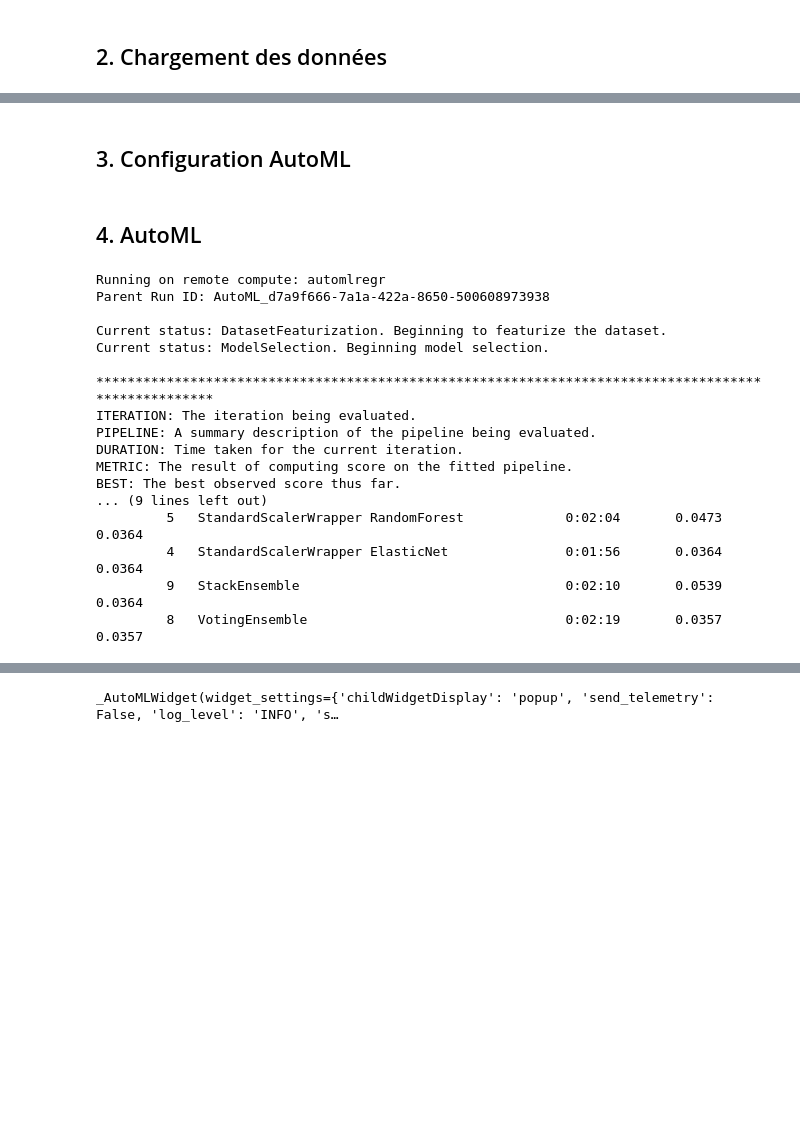
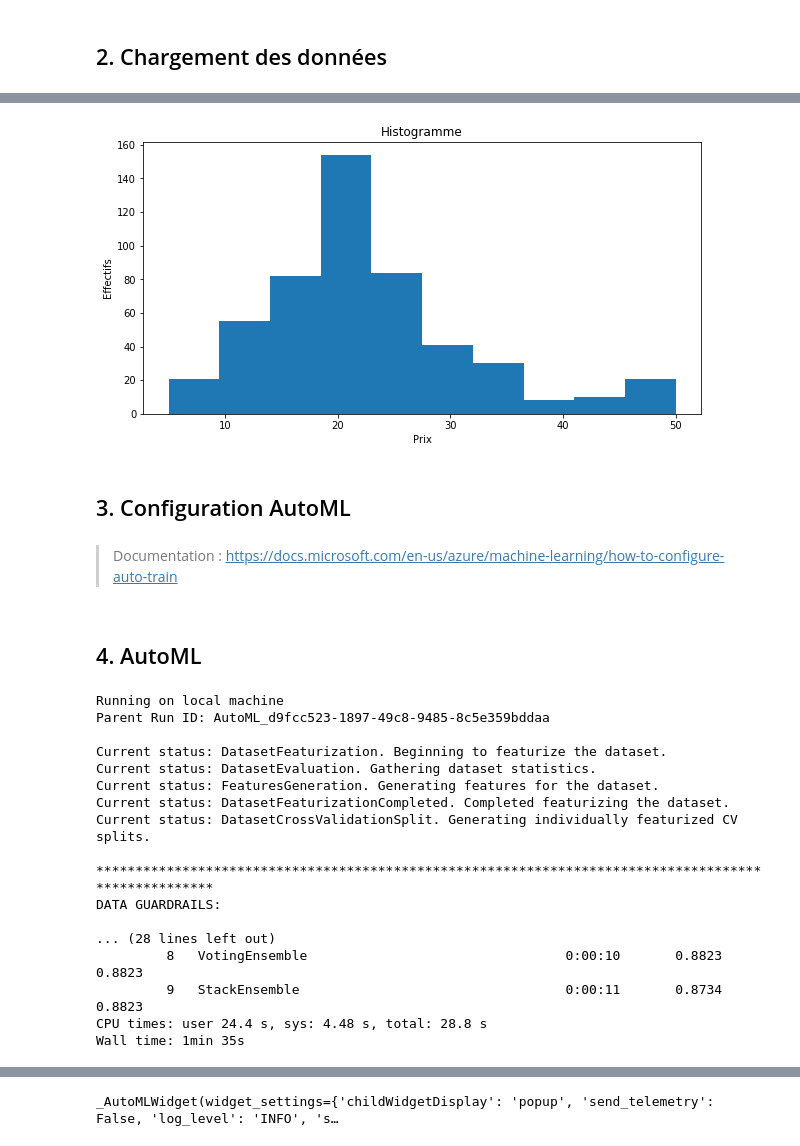
Before and after one commit to retkowsky/WorkshopAML2020, a Jupyter notebook: 3 AutoML Regression.ipynb, the cells around one changed output, grey strips where cells are left out. Cells and saved outputs as stored; diff of their text form; code cells hidden in the pictures; blank space fills up the shorter version.

```diff
--- a/3 AutoML Regression.ipynb
+++ b/3 AutoML Regression.ipynb
@@ -153,2 +125,11 @@ df.shape
+# %%
+plt.figure(figsize=(10, 5))
+plt.hist(df.target)
+plt.title('Histogramme')
+plt.xlabel('Prix')
+plt.ylabel('Effectifs')
+plt.show()
+# %% [output]
+[figure, added]
 # %% [markdown]
 ## 3. Configuration AutoML
@@ -165,0 +136,2 @@ featurization_config.add_transformer_params('Imputer', ['PRP'], {"strategy": "mo
+# %% [markdown]
+> Documentation : https://docs.microsoft.com/en-us/azure/machine-learning/how-to-configure-auto-train
@@ -185,22 +157,23 @@ automl_config = AutoMLConfig(task = 'regression',
 # %% [markdown]
 ## 4. AutoML
 # %%
-remote_run = experiment.submit(automl_config, show_output = True)
+%%time
+run = experiment.submit(automl_config, show_output = True)
 # %% [output]
-Running on remote compute: automlregr
-Parent Run ID: AutoML_d7a9f666-7a1a-422a-8650-500608973938
+Running on local machine
+Parent Run ID: AutoML_d9fcc523-1897-49c8-9485-8c5e359bddaa
 
 Current status: DatasetFeaturization. Beginning to featurize the dataset.
-Current status: ModelSelection. Beginning model selection.
+Current status: DatasetEvaluation. Gathering dataset statistics.
+Current status: FeaturesGeneration. Generating features for the dataset.
+Current status: DatasetFeaturizationCompleted. Completed featurizing the dataset.
+Current status: DatasetCrossValidationSplit. Generating individually featurized CV splits.
 
 ****************************************************************************************************
-ITERATION: The iteration being evaluated.
-PIPELINE: A summary description of the pipeline being evaluated.
-DURATION: Time taken for the current iteration.
-METRIC: The result of computing score on the fitted pipeline.
-BEST: The best observed score thus far.
-... (9 lines left out)
-         5   StandardScalerWrapper RandomForest             0:02:04       0.0473    0.0364
-         4   StandardScalerWrapper ElasticNet               0:01:56       0.0364    0.0364
-         9   StackEnsemble                                  0:02:10       0.0539    0.0364
-         8   VotingEnsemble                                 0:02:19       0.0357    0.0357
+DATA GUARDRAILS:
+
+... (28 lines left out)
+         8   VotingEnsemble                                 0:00:10       0.8823    0.8823
+         9   StackEnsemble                                  0:00:11       0.8734    0.8823
+CPU times: user 24.4 s, sys: 4.48 s, total: 28.8 s
+Wall time: 1min 35s
```
Also changed, not shown: parts of 28 cells of this notebook.
